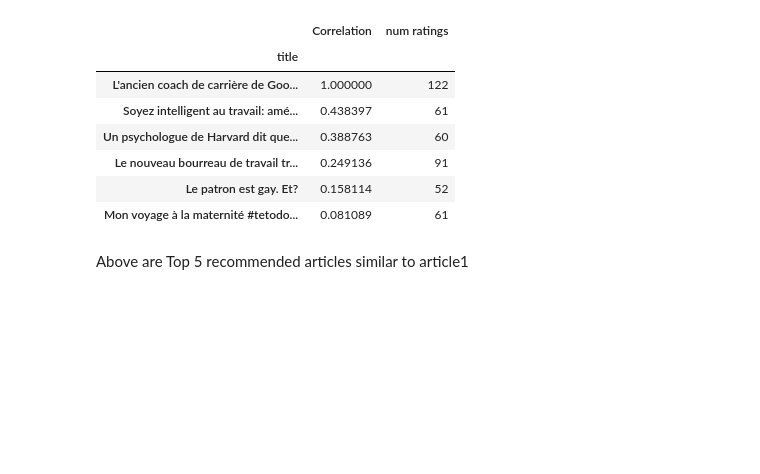
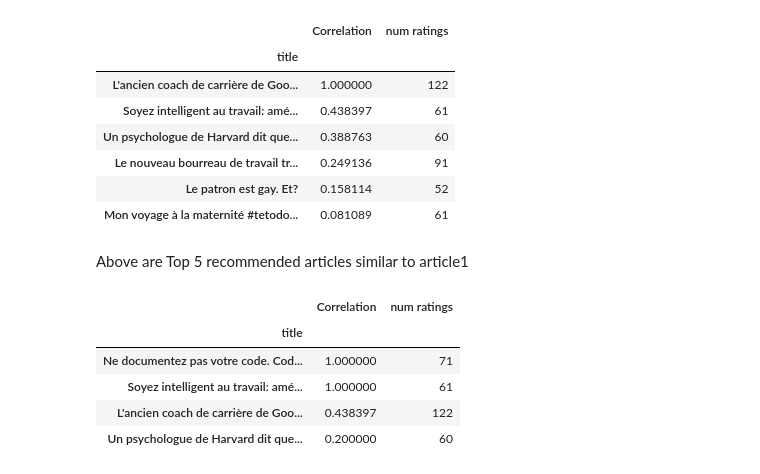
Before and after one commit to chiragjagad/Article-Recommendation-System, a Jupyter notebook: recommendation_system.ipynb, the cells around one changed output. Cells and saved outputs as stored; diff of their text form; code cells hidden in the pictures; blank space fills up the shorter version.

Commit message:
added function

```diff
--- a/recommendation_system.ipynb
+++ b/recommendation_system.ipynb
@@ -282,3 +282,22 @@ corr_articles[corr_articles['num ratings']>50].sort_values('Correlation',ascendi
 | Mon voyage à la maternité #tetodo... | 0.081089 | 61 |
 # %% [markdown]
 Above are Top 5 recommended articles similar to article1
+# %%
+#creating function
+def recommend_articles(title, threshold=50, top=5):
+    article_user_ratings = article_matrix[title]
+    similar_articles = article_matrix.corrwith(article_user_ratings)
+    corr_articles = pd.DataFrame(similar_articles,columns=['Correlation'])
+    corr_articles.dropna(inplace=True)
+    corr_articles = corr_articles.join(ratings['num ratings'])
+    top_articles = corr_articles[corr_articles['num ratings']>50].sort_values('Correlation',ascending=False).head(top+1)
+    return top_articles
+# %%
+recommend_articles("Soyez intelligent au travail: améliorez la communication de l'entreprise avec 12 robots", 50, 3)
+# %% [output]
+|  | Correlation | num ratings |
+| title |  |  |
+| Ne documentez pas votre code. Cod... | 1.000000 | 71 |
+| Soyez intelligent au travail: amé... | 1.000000 | 61 |
+| L'ancien coach de carrière de Goo... | 0.438397 | 122 |
+| Un psychologue de Harvard dit que... | 0.200000 | 60 |
```
